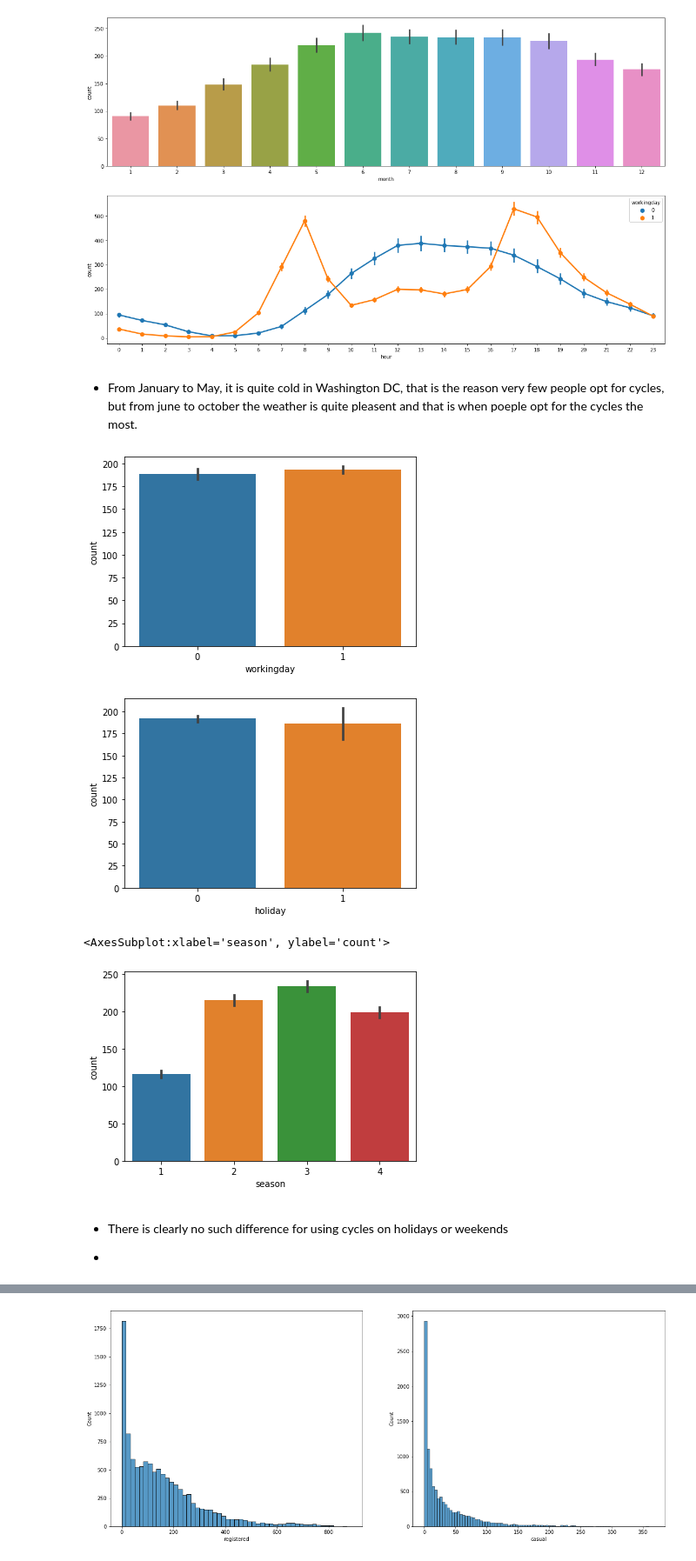
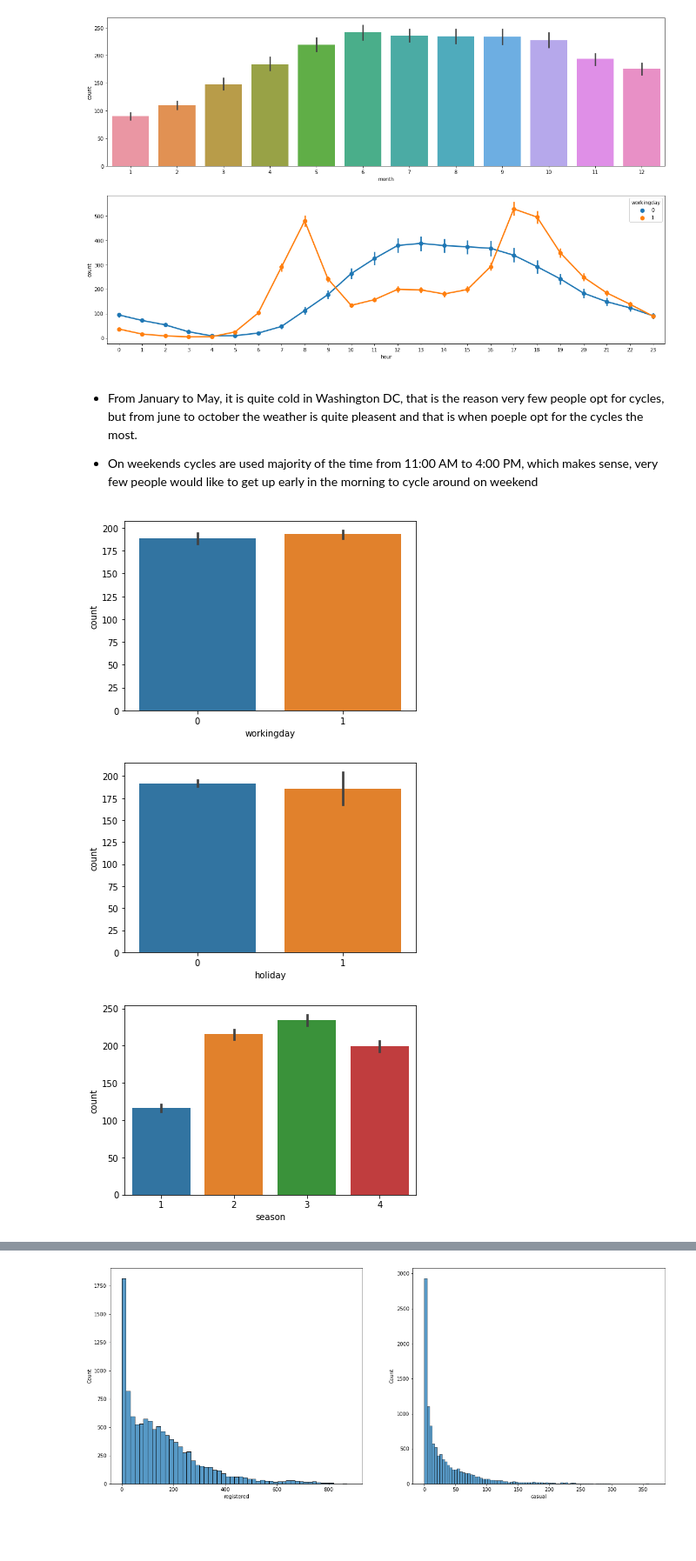
Before and after one commit to Mr-Dheer/BikeSharing, a Jupyter notebook: code.ipynb, the cells around one changed output, grey strips where cells are left out. Shown at 87% size. Cells and saved outputs as stored; diff of their text form; code cells hidden in the pictures; blank space fills up the shorter version.

```diff
--- a/code.ipynb
+++ b/code.ipynb
@@ -95,16 +112,19 @@ sns.pointplot(x=df['hour'], y=df['count'], hue=df['workingday'],ax=ax2)
 [figure]
 # %% [markdown]
 - From January to May, it is quite cold in Washington DC, that is the reason very few people opt for cycles, but from june to october the weather is quite pleasent and that is when poeple opt for the cycles the most.
+
+- On weekends cycles are used majority of the time from 11:00 AM to 4:00 PM, which makes sense, very few people would like to get up early in the morning to cycle around on weekend
-# %%
-Barplot(df,'workingday')
-Barplot(df, 'holiday')
-sns.barplot(x=df['season'], y=df['count'])
-# %% [output]
-[figure, removed]
-[figure, removed]
-<AxesSubplot:xlabel='season', ylabel='count'>
-[figure, removed]
-# %% [markdown]
-- There is clearly no such difference for using cycles on holidays or weekends
-
--
+# %%
+
+def Barplot(df, feature):
+    sns.barplot(x=df[feature], y=df['count'])
+    plt.show()
+
+
+Barplot(df,'workingday')
+Barplot(df, 'holiday')
+Barplot(df,'season')
+# %% [output]
+[figure, added]
+[figure, added]
+[figure, added]
```
Also changed, not shown: parts of 18 cells of this notebook.
